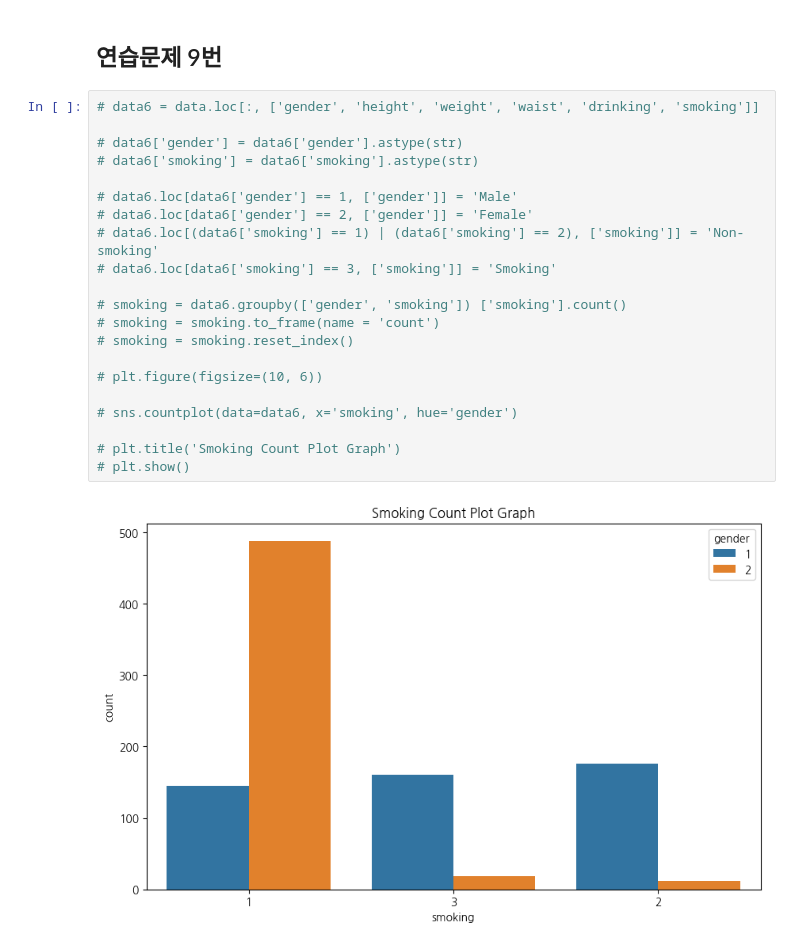
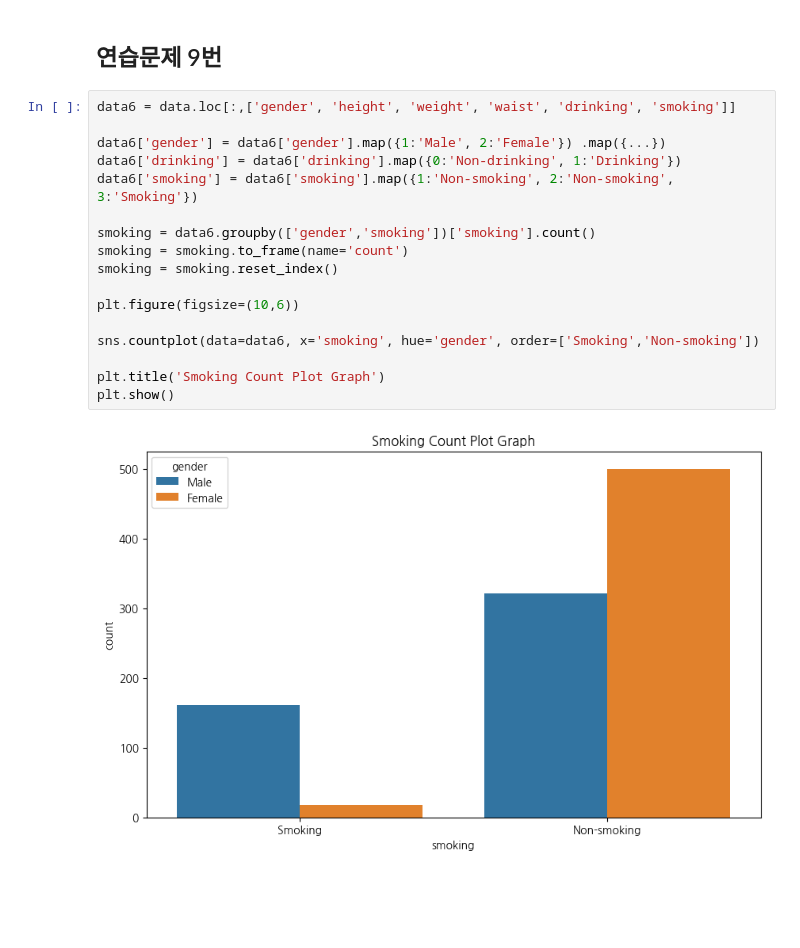
Before and after one commit to rlarldhks154-dotcom/bigdata2026-basic, a Jupyter notebook: 20_health.ipynb, the cells around one changed output. Cells and saved outputs as stored; diff of their text form; blank space fills up the shorter version.

```diff
--- a/20_health.ipynb
+++ b/20_health.ipynb
@@ -217,25 +217,21 @@ plt.show()
 # %% [markdown]
 ## 연습문제 9번
 # %%
-# data6 = data.loc[:, ['gender', 'height', 'weight', 'waist', 'drinking', 'smoking']]
+data6 = data.loc[:,['gender', 'height', 'weight', 'waist', 'drinking', 'smoking']]
 
-# data6['gender'] = data6['gender'].astype(str)
-# data6['smoking'] = data6['smoking'].astype(str)
+data6['gender'] = data6['gender'].map({1:'Male', 2:'Female'}) .map({...})
+data6['drinking'] = data6['drinking'].map({0:'Non-drinking', 1:'Drinking'})
+data6['smoking'] = data6['smoking'].map({1:'Non-smoking', 2:'Non-smoking', 3:'Smoking'})
 
-# data6.loc[data6['gender'] == 1, ['gender']] = 'Male'
-# data6.loc[data6['gender'] == 2, ['gender']] = 'Female'
-# data6.loc[(data6['smoking'] == 1) | (data6['smoking'] == 2), ['smoking']] = 'Non-smoking'
-# data6.loc[data6['smoking'] == 3, ['smoking']] = 'Smoking'
+smoking = data6.groupby(['gender','smoking'])['smoking'].count()
+smoking = smoking.to_frame(name='count')
+smoking = smoking.reset_index()
 
-# smoking = data6.groupby(['gender', 'smoking']) ['smoking'].count()
-# smoking = smoking.to_frame(name = 'count')
-# smoking = smoking.reset_index()
+plt.figure(figsize=(10,6))
 
-# plt.figure(figsize=(10, 6))
+sns.countplot(data=data6, x='smoking', hue='gender', order=['Smoking','Non-smoking'])
 
-# sns.countplot(data=data6, x='smoking', hue='gender')
-
-# plt.title('Smoking Count Plot Graph')
-# plt.show()
+plt.title('Smoking Count Plot Graph')
+plt.show()
 # %% [output]
-[figure, old version]
+[figure, new version]
```
Also changed, not shown: parts of 2 cells of this notebook.
